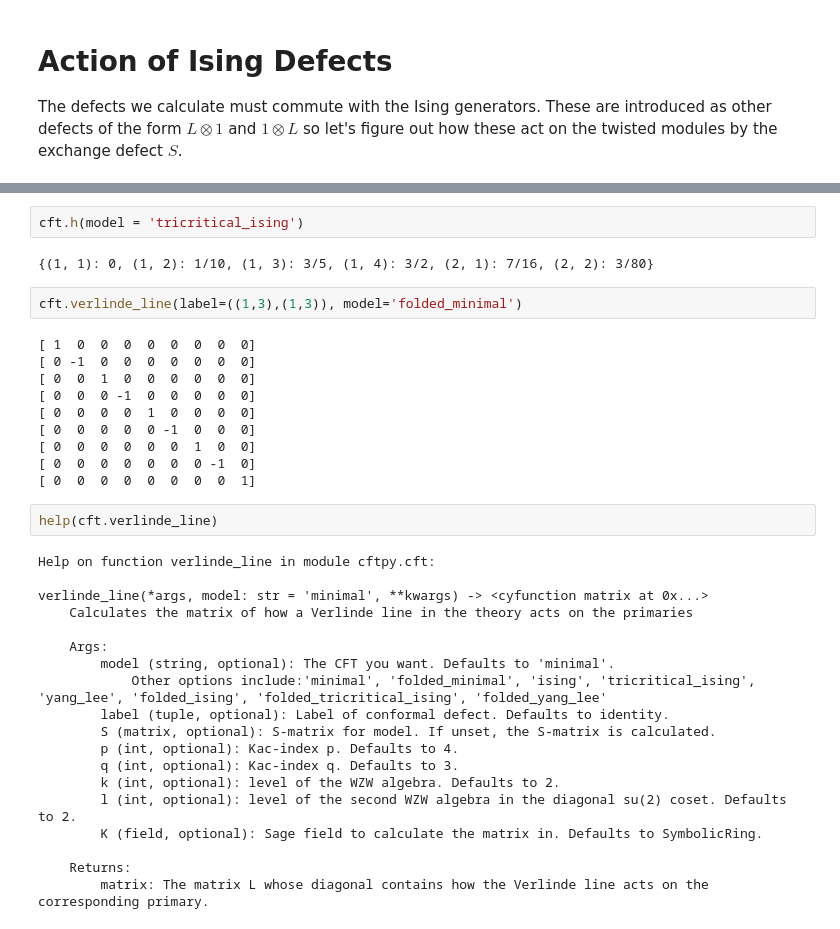
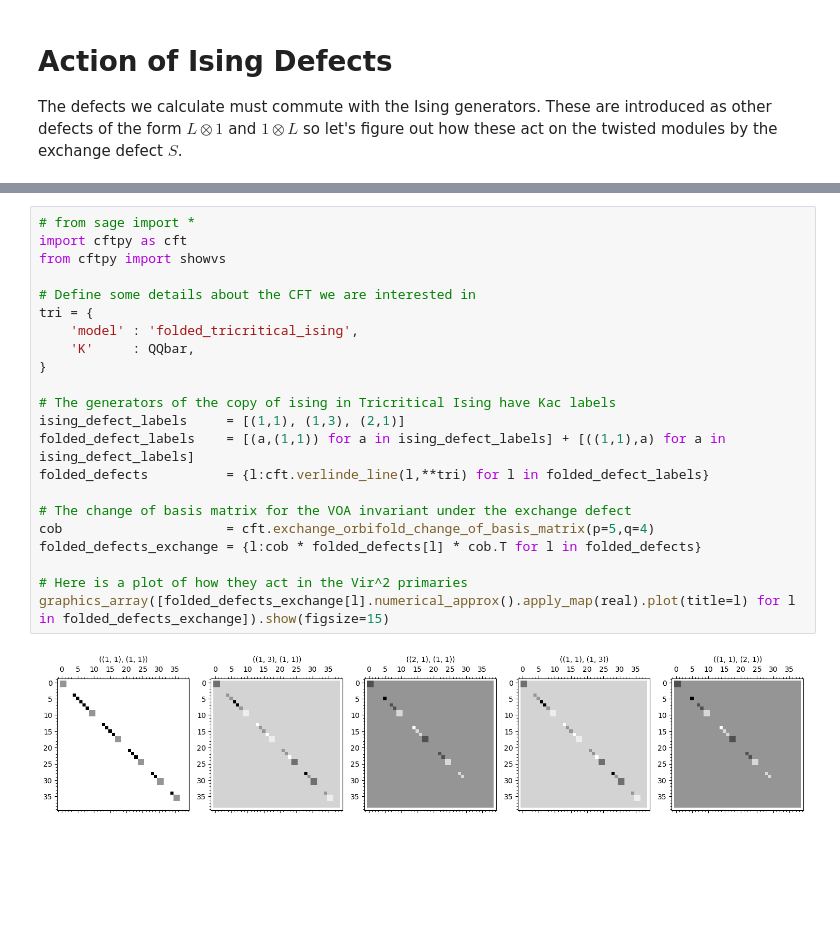
Before and after one commit to PanosEconomou/tricritical-ising, a Jupyter notebook: Panos/ising-invariance/ising-defect-action.ipynb, the cells around one changed output, grey strips where cells are left out. Cells and saved outputs as stored; diff of their text form; blank space fills up the shorter version.

Commit message:
calculation for orbifolds

```diff
--- a/Panos/ising-invariance/ising-defect-action.ipynb
+++ b/Panos/ising-invariance/ising-defect-action.ipynb
@@ -38,37 +5,24 @@ $\displaystyle \left(\begin{array}{rrrrrrrrrr}
-# %%
-cft.h(model = 'tricritical_ising')
-# %% [output]
-{(1, 1): 0, (1, 2): 1/10, (1, 3): 3/5, (1, 4): 3/2, (2, 1): 7/16, (2, 2): 3/80}
-# %%
-cft.verlinde_line(label=((1,3),(1,3)), model='folded_minimal')
-# %% [output]
-[ 1  0  0  0  0  0  0  0  0]
-[ 0 -1  0  0  0  0  0  0  0]
-[ 0  0  1  0  0  0  0  0  0]
-[ 0  0  0 -1  0  0  0  0  0]
-[ 0  0  0  0  1  0  0  0  0]
-[ 0  0  0  0  0 -1  0  0  0]
-[ 0  0  0  0  0  0  1  0  0]
-[ 0  0  0  0  0  0  0 -1  0]
-[ 0  0  0  0  0  0  0  0  1]
-# %%
-help(cft.verlinde_line)
-# %% [output]
-Help on function verlinde_line in module cftpy.cft:
-
-verlinde_line(*args, model: str = 'minimal', **kwargs) -> <cyfunction matrix at 0x...>
-    Calculates the matrix of how a Verlinde line in the theory acts on the primaries
-
-    Args:
-        model (string, optional): The CFT you want. Defaults to 'minimal'.
-            Other options include:'minimal', 'folded_minimal', 'ising', 'tricritical_ising', 'yang_lee', 'folded_ising', 'folded_tricritical_ising', 'folded_yang_lee'
-        label (tuple, optional): Label of conformal defect. Defaults to identity.
-        S (matrix, optional): S-matrix for model. If unset, the S-matrix is calculated.
-        p (int, optional): Kac-index p. Defaults to 4.
-        q (int, optional): Kac-index q. Defaults to 3.
-        k (int, optional): level of the WZW algebra. Defaults to 2.
-        l (int, optional): level of the second WZW algebra in the diagonal su(2) coset. Defaults to 2.
-        K (field, optional): Sage field to calculate the matrix in. Defaults to SymbolicRing.
-
-    Returns:
-        matrix: The matrix L whose diagonal contains how the Verlinde line acts on the corresponding primary.
+# %%
+# from sage import *
+import cftpy as cft
+from cftpy import showvs
+
+# Define some details about the CFT we are interested in
+tri = {
+    'model' : 'folded_tricritical_ising',
+    'K'     : QQbar,
+}
+
+# The generators of the copy of ising in Tricritical Ising have Kac labels
+ising_defect_labels     = [(1,1), (1,3), (2,1)]
+folded_defect_labels    = [(a,(1,1)) for a in ising_defect_labels] + [((1,1),a) for a in ising_defect_labels]
+folded_defects          = {l:cft.verlinde_line(l,**tri) for l in folded_defect_labels}
+
+# The change of basis matrix for the VOA invariant under the exchange defect
+cob                     = cft.exchange_orbifold_change_of_basis_matrix(p=5,q=4)
+folded_defects_exchange = {l:cob * folded_defects[l] * cob.T for l in folded_defects}
+
+# Here is a plot of how they act in the Vir^2 primaries
+graphics_array([folded_defects_exchange[l].numerical_approx().apply_map(real).plot(title=l) for l in folded_defects_exchange]).show(figsize=15)
+# %% [output]
+[figure, added]
```
Also changed, not shown: parts of 6 cells of this notebook.
